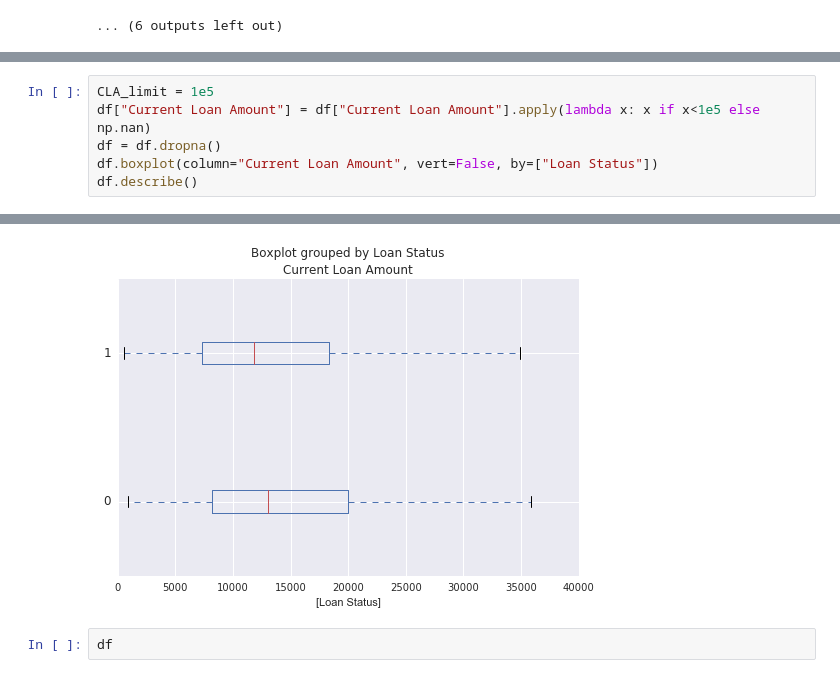
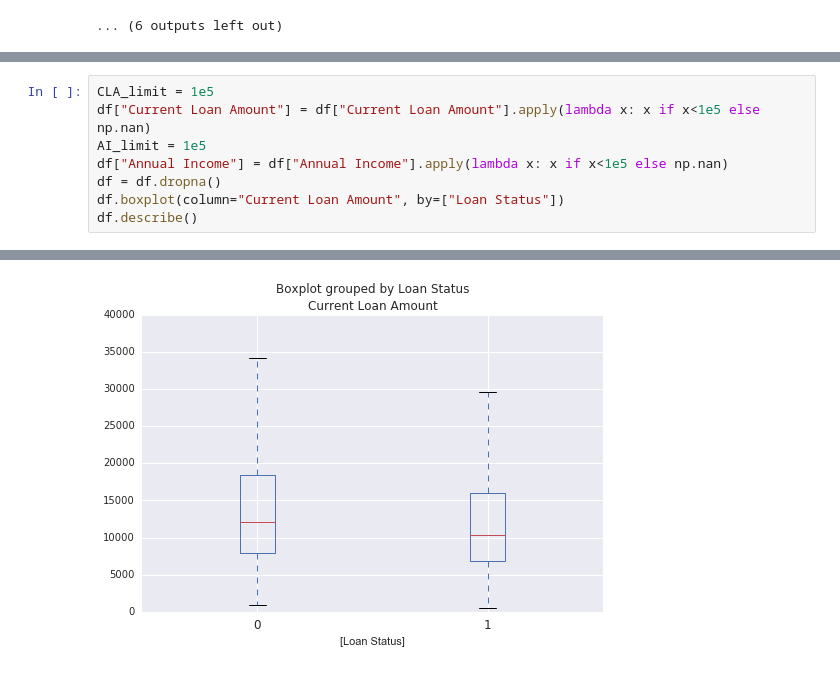
Before and after one commit to jerry-shijieli/MS_Data_Science_Professional_Program, a Jupyter notebook: DataScienceProfessionalProject/experiments/Loan Granting Binary Classification data cleansing.ipynb, the cells around one changed output, grey strips where cells are left out. Cells and saved outputs as stored; diff of their text form.

```diff
--- a/DataScienceProfessionalProject/experiments/Loan Granting Binary Classification data cleansing.ipynb
+++ b/DataScienceProfessionalProject/experiments/Loan Granting Binary Classification data cleansing.ipynb
@@ -290,8 +290,10 @@ df.describe()
 # %%
 CLA_limit = 1e5
 df["Current Loan Amount"] = df["Current Loan Amount"].apply(lambda x: x if x<1e5 else np.nan)
+AI_limit = 1e5
+df["Annual Income"] = df["Annual Income"].apply(lambda x: x if x<1e5 else np.nan)
 df = df.dropna()
-df.boxplot(column="Current Loan Amount", vert=False, by=["Loan Status"])
+df.boxplot(column="Current Loan Amount", by=["Loan Status"])
 df.describe()
 # %% [output]
 |  | Loan Status | Current Loan Amount | Term | Credit Score | Years in current job | Home Ownership | ... |
@@ -305,4 +307,2 @@ df.describe()
 | max | 1.000000 | 35872.000000 | 1.000000 | 751.000000 | 10.000000 | 2.000000 | ... |
-[figure, old version]
+[figure, new version]
-# %%
-df
```
Also changed, not shown: parts of 8 cells of this notebook.
